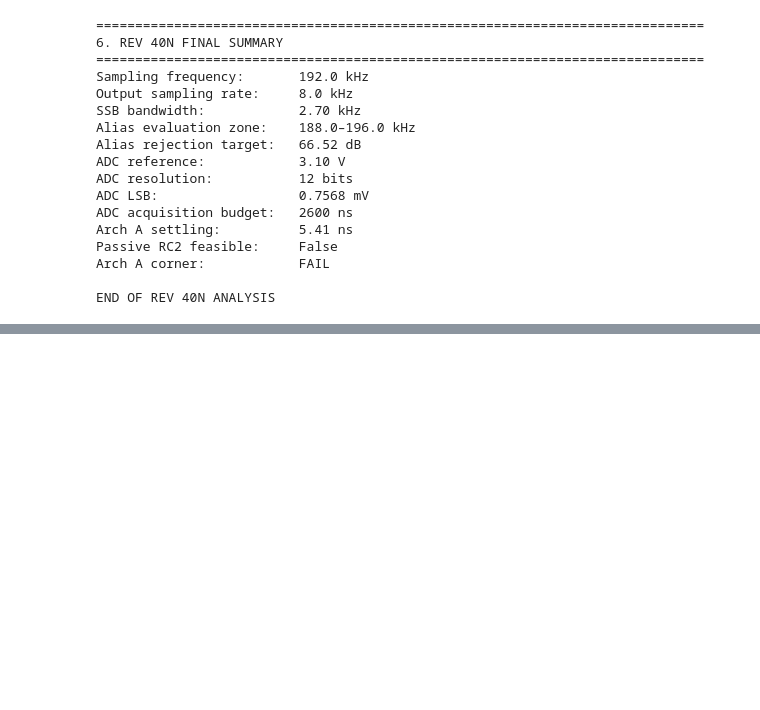
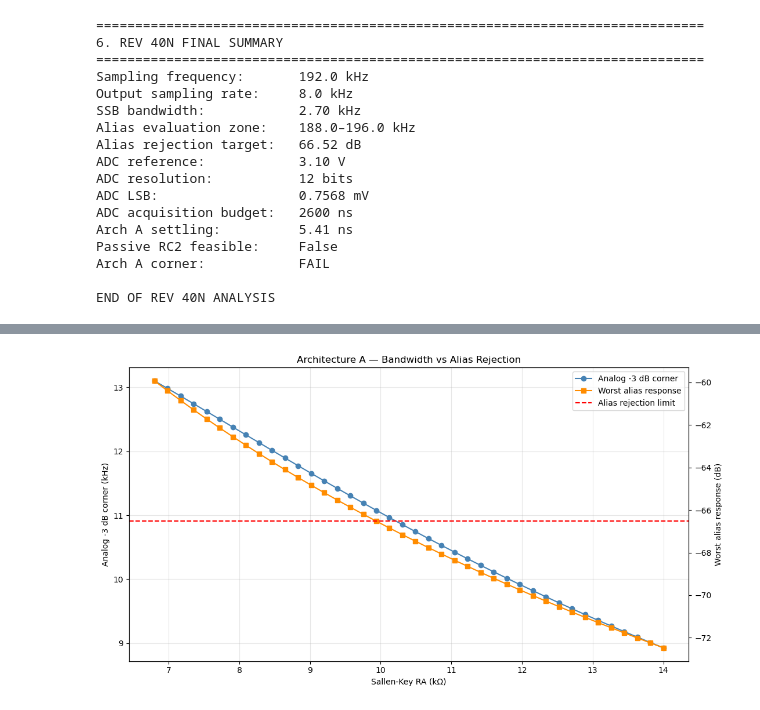
Before and after one commit to approximated-intelligence/QRP-SDR, a Jupyter notebook: Notebooks/AudioOpt/AudioOpt.ipynb, the cells around one changed output, grey strips where cells are left out. Saved outputs shown, nothing was run; the diff lists cells and outputs as text; code cells hidden in the pictures; blank space fills up the shorter version.

```diff
--- a/Notebooks/AudioOpt/AudioOpt.ipynb
+++ b/Notebooks/AudioOpt/AudioOpt.ipynb
@@ -919,0 +1354,80 @@ END OF REV 40N ANALYSIS
+# %%
+# ============================================================
+# SALLEN-KEY FREQUENCY TRADE-OFF SWEEP
+# ============================================================
+
+ra_values = np.linspace(6.8e3, 14e3, 40)
+
+f_sweep = np.linspace(100, 100e3, 10000)
+
+results = []
+
+for ra in ra_values:
+
+    x = {
+        "c_ac": C_AC,
+        "r_in": R1_DIFF,
+        "r_fb": RFB_DIFF,
+        "c_fb": best_pick["c_fb"]["v"],
+        "ra": ra,
+        "ca": best_pick["ca"]["v"],
+        "cb": best_pick["cb"]["v"],
+    }
+
+    fc = corner_3db(x)
+
+    alias_response = db(
+        tayloe(f_alias) *
+        arch_a(f_alias, **x) *
+        digital(f_alias)
+    )
+
+    worst_alias = np.max(alias_response)
+
+    results.append((ra, fc, worst_alias))
+
+results = np.array(results)
+
+fig, ax1 = plt.subplots(figsize=(11, 6))
+
+ax1.plot(
+    results[:, 0] / 1e3,
+    results[:, 1] / 1e3,
+    "o-", color="steelblue",
+    label="Analog -3 dB corner"
+)
+
+ax1.set_xlabel("Sallen-Key RA (kΩ)")
+ax1.set_ylabel("Analog -3 dB corner (kHz)")
+ax1.grid(alpha=0.3)
+
+ax2 = ax1.twinx()
+
+ax2.plot(
+    results[:, 0] / 1e3,
+    results[:, 2],
+    "s-", color="darkorange",
+    label="Worst alias response"
+)
+
+ax2.axhline(
+    TARGET, color="red", ls="--",
+    label="Alias rejection limit"
+)
+
+ax2.set_ylabel("Worst alias response (dB)")
+
+lines1, labels1 = ax1.get_legend_handles_labels()
+lines2, labels2 = ax2.get_legend_handles_labels()
+
+ax1.legend(
+    lines1 + lines2,
+    labels1 + labels2,
+    loc="best"
+)
+
+plt.title("Architecture A — Bandwidth vs Alias Rejection")
+plt.tight_layout()
+plt.show()
+# %% [output]
+[figure, added]
```
Also changed, not shown: parts of 5 cells of this notebook, 8 other files.
